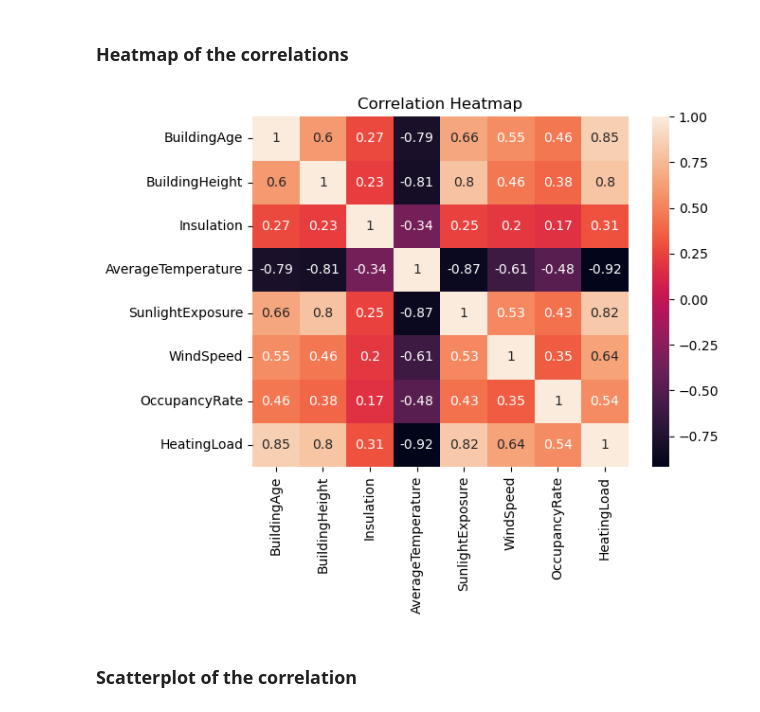
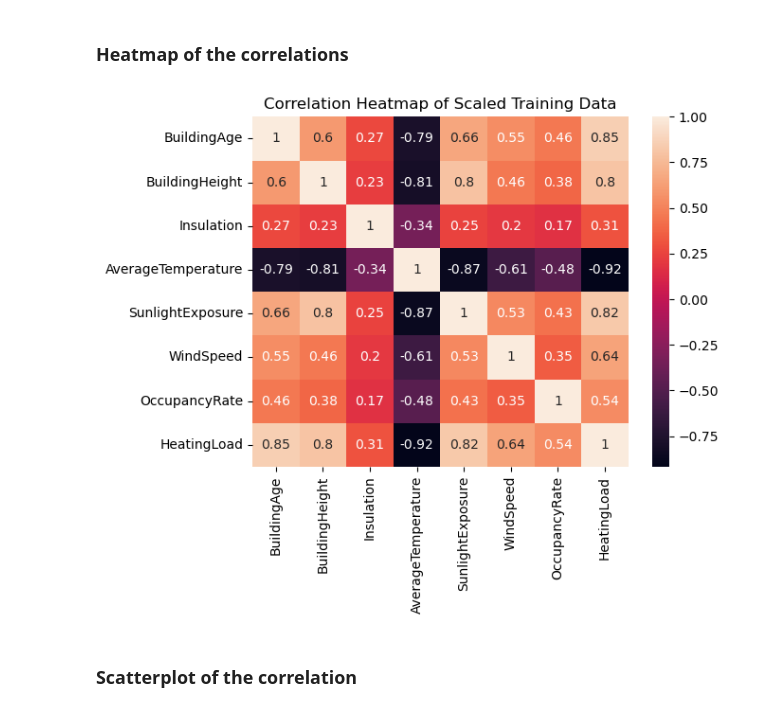
Before and after one commit to actonton/QBUS2820-Predictive_Analysis, a Jupyter notebook: A1/510575452_Assignment1_implementation.ipynb, the cells around one changed output. Saved outputs shown, nothing was run; the diff lists cells and outputs as text; code cells hidden in the pictures.

```diff
--- a/A1/510575452_Assignment1_implementation.ipynb
+++ b/A1/510575452_Assignment1_implementation.ipynb
@@ -237,10 +226,10 @@ correlations_heating_load_training_data = scaled_heating_load_training_data.corr
 ### Heatmap of the correlations
 # %%
 sns.heatmap(correlations_heating_load_training_data, annot=True)
-plt.title('Correlation Heatmap')
+plt.title('Correlation Heatmap of Scaled Training Data')
 plt.show()
 # %% [output]
-[figure, old version]
+[figure, new version]
 # %% [markdown]
 ### Scatterplot of the correlation
 # %%
```
Also changed, not shown: parts of 3 cells of this notebook.
